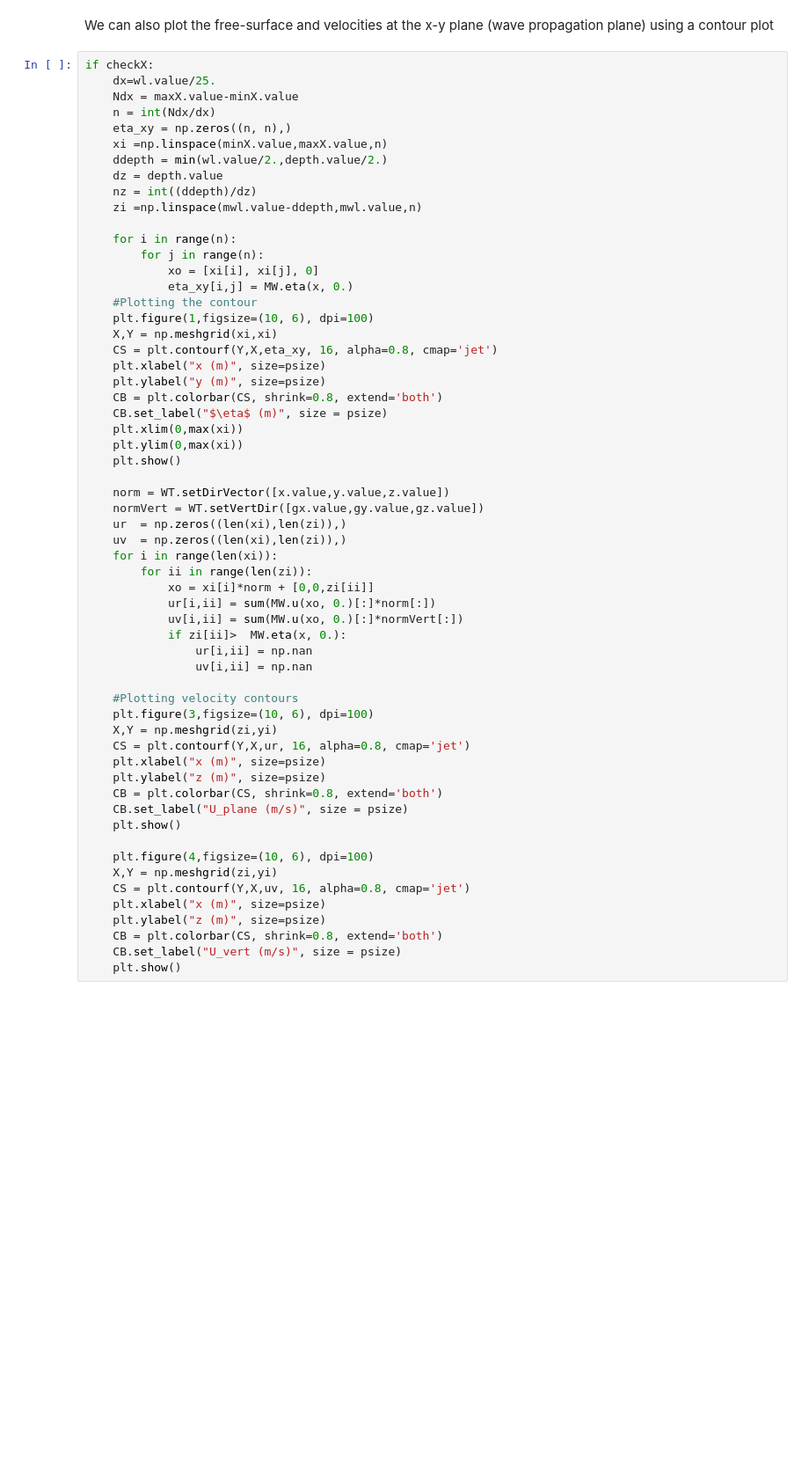
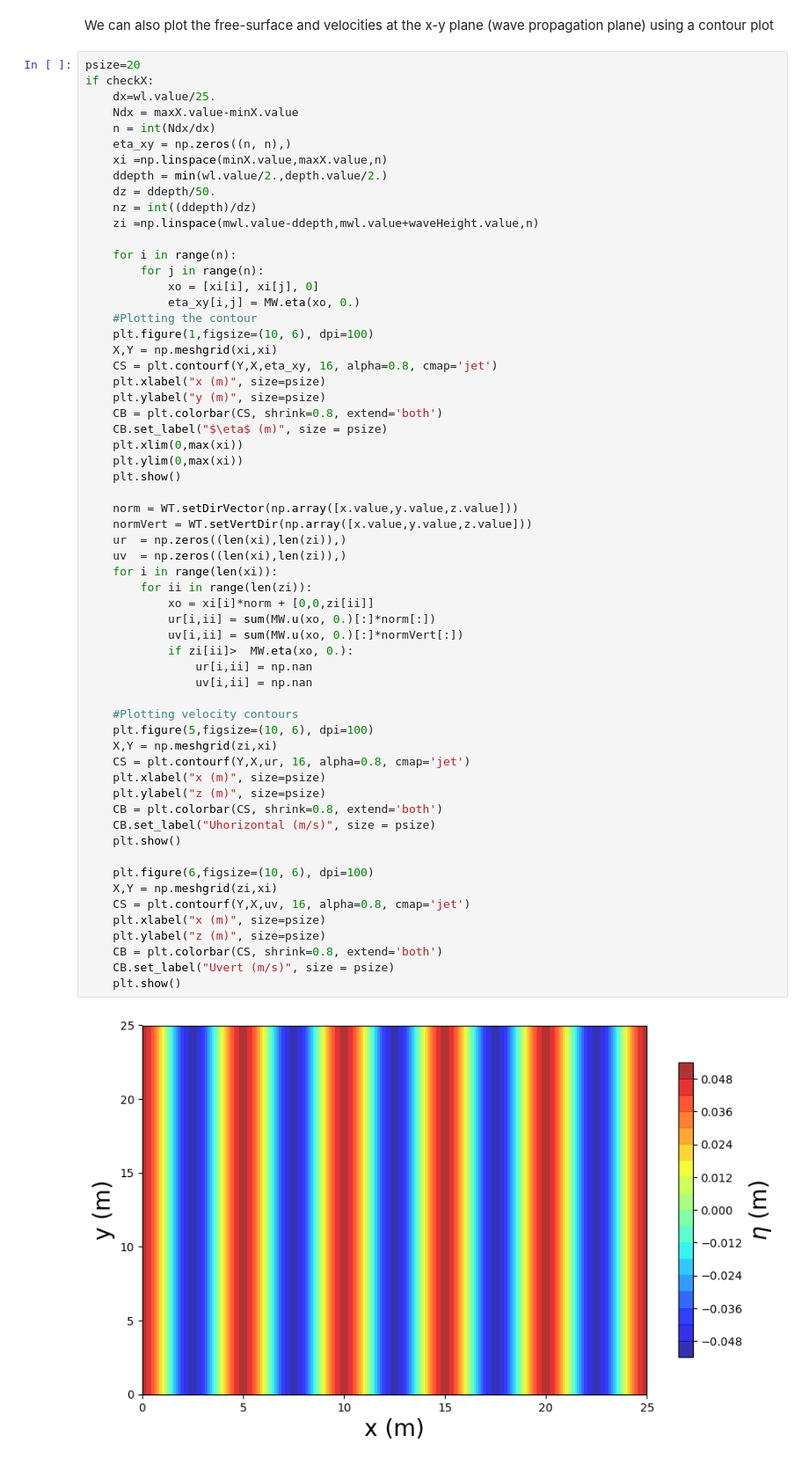
Before and after one commit to erdc/workshops, a Jupyter notebook: t03_WaveTools/01_MonochromaticWaves_Linear.ipynb, the cells around one changed output. Shown: that part at 88% size. Cells and saved outputs as stored; diff of their text form; blank space fills up the shorter version.

Commit message:
Finalised plots

```diff
--- a/t03_WaveTools/01_MonochromaticWaves_Linear.ipynb
+++ b/t03_WaveTools/01_MonochromaticWaves_Linear.ipynb
@@ -267,6 +269,7 @@ if(checkTime.value):
 # %% [markdown]
 We can also plot the free-surface and velocities at the x-y plane (wave propagation plane) using a contour plot
 # %%
+psize=20
 if checkX:
     dx=wl.value/25.
     Ndx = maxX.value-minX.value
@@ -274,14 +277,14 @@ if checkX:
     eta_xy = np.zeros((n, n),)
     xi =np.linspace(minX.value,maxX.value,n)
     ddepth = min(wl.value/2.,depth.value/2.)
-    dz = depth.value
+    dz = ddepth/50.
     nz = int((ddepth)/dz)
-    zi =np.linspace(mwl.value-ddepth,mwl.value,n)
+    zi =np.linspace(mwl.value-ddepth,mwl.value+waveHeight.value,n)
 
     for i in range(n):
         for j in range(n):
             xo = [xi[i], xi[j], 0]
-            eta_xy[i,j] = MW.eta(x, 0.)
+            eta_xy[i,j] = MW.eta(xo, 0.)
     #Plotting the contour
     plt.figure(1,figsize=(10, 6), dpi=100)
     X,Y = np.meshgrid(xi,xi)
@@ -289,39 +292,41 @@ if checkX:
     plt.xlabel("x (m)", size=psize)
     plt.ylabel("y (m)", size=psize)
     CB = plt.colorbar(CS, shrink=0.8, extend='both')
     CB.set_label("$\eta$ (m)", size = psize)
     plt.xlim(0,max(xi))
     plt.ylim(0,max(xi))
     plt.show()
 
-    norm = WT.setDirVector([x.value,y.value,z.value])
-    normVert = WT.setVertDir([gx.value,gy.value,gz.value])
+    norm = WT.setDirVector(np.array([x.value,y.value,z.value]))
+    normVert = WT.setVertDir(np.array([x.value,y.value,z.value]))
     ur  = np.zeros((len(xi),len(zi)),)
     uv  = np.zeros((len(xi),len(zi)),)
     for i in range(len(xi)):
         for ii in range(len(zi)):
             xo = xi[i]*norm + [0,0,zi[ii]]
             ur[i,ii] = sum(MW.u(xo, 0.)[:]*norm[:])
             uv[i,ii] = sum(MW.u(xo, 0.)[:]*normVert[:])
-            if zi[ii]>  MW.eta(x, 0.):
+            if zi[ii]>  MW.eta(xo, 0.):
                 ur[i,ii] = np.nan
                 uv[i,ii] = np.nan
 
     #Plotting velocity contours
-    plt.figure(3,figsize=(10, 6), dpi=100)
-    X,Y = np.meshgrid(zi,yi)
+    plt.figure(5,figsize=(10, 6), dpi=100)
+    X,Y = np.meshgrid(zi,xi)
     CS = plt.contourf(Y,X,ur, 16, alpha=0.8, cmap='jet')
     plt.xlabel("x (m)", size=psize)
     plt.ylabel("z (m)", size=psize)
     CB = plt.colorbar(CS, shrink=0.8, extend='both')
-    CB.set_label("U_plane (m/s)", size = psize)
+    CB.set_label("Uhorizontal (m/s)", size = psize)
     plt.show()
 
-    plt.figure(4,figsize=(10, 6), dpi=100)
-    X,Y = np.meshgrid(zi,yi)
+    plt.figure(6,figsize=(10, 6), dpi=100)
+    X,Y = np.meshgrid(zi,xi)
     CS = plt.contourf(Y,X,uv, 16, alpha=0.8, cmap='jet')
     plt.xlabel("x (m)", size=psize)
     plt.ylabel("z (m)", size=psize)
     CB = plt.colorbar(CS, shrink=0.8, extend='both')
-    CB.set_label("U_vert (m/s)", size = psize)
+    CB.set_label("Uvert (m/s)", size = psize)
     plt.show()
+# %% [output]
+[figure, added]
```
Also changed, not shown: parts of 3 cells of this notebook.
